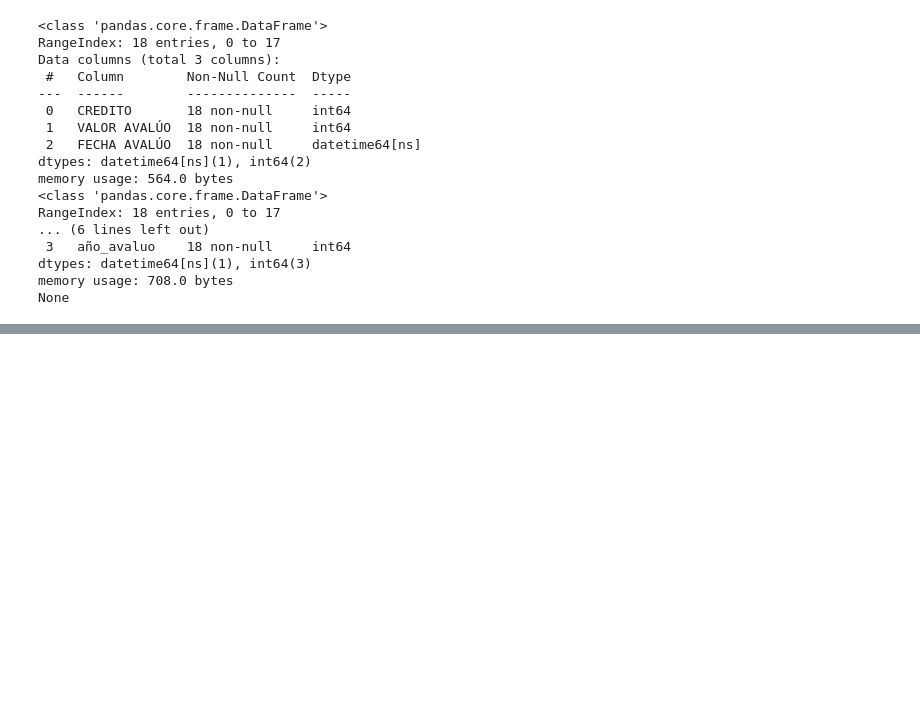
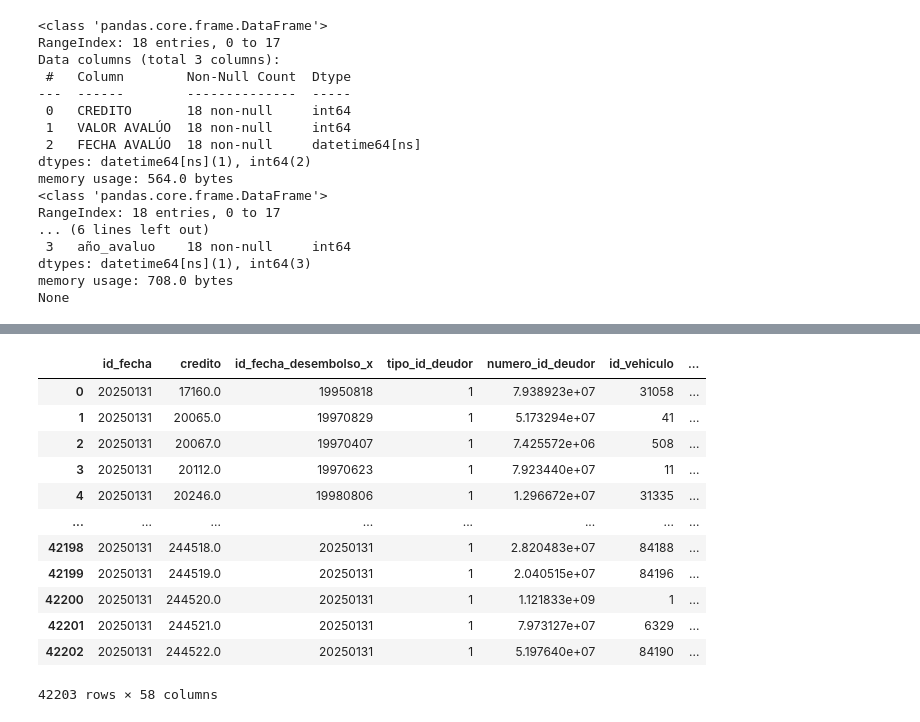
Before and after one commit to crisfelpaFZ/LTV, a Jupyter notebook: LTV 2025/LTV.ipynb, the cells around one changed output, grey strips where cells are left out. Drawn from its saved outputs; the diff is of its cells as text; code cells hidden in the pictures; blank space fills up the shorter version.

```diff
--- a/LTV 2025/LTV.ipynb
+++ b/LTV 2025/LTV.ipynb
@@ -521,0 +533,11 @@ sacar marca, descripción, modelo_vehiculo de la fact_cartera_mes
+# %%
+## Combinacion de los df creados
+# Realizamos el primer merge entre 'hipotecario' y 'car_chas' basado en la columna 'credito'
+df_combined = pd.merge(df_merged, car_chas, on='credito', how='left')
+
+# Luego realizamos un segundo merge entre 'df_combined' y 'df_merged' basado en la columna 'credito'
+df_combined2 = pd.merge(df_combined, hipotecario, left_on='credito', right_on='CREDITO' ,how='left')
+
+df_combined2_unique = df_combined2.drop_duplicates(subset=['credito'], keep='first')
+
+print(df_combined2_unique.info())
@@ -521,0 +681,19 @@ sacar marca, descripción, modelo_vehiculo de la fact_cartera_mes
+# %%
+# cobertura_garantia
+# Realizamos el cálculo del LTV
+df_final["cobertura_garantia"] = np.where(
+
+    df_final["valor_garantia_final"] <= 1,
+    np.nan,
+    df_final["valor_garantia_final"] / df_final["saldo_capital"]
+)
+
+# Redondeamos el valor de LTV a 9 decimales
+# Redondeamos el valor de LTV a 9 decimales
+df_final["LTV"] = df_final["LTV"].round(9)
+
+# Reemplazar inf por NaN
+df_final["LTV"].replace([np.inf, -np.inf], None, inplace=True)
+
+# Cambiar el punto por la coma para visualización
+df_final["LTV"] = df_final["LTV"].apply(lambda x: str(x).replace('.', ',') if pd.notna(x) else x)
@@ -521,0 +707,28 @@ sacar marca, descripción, modelo_vehiculo de la fact_cartera_mes
+# %%
+df_final['codigo_oficial'] = df_final['codigo_oficial'].astype(int)
+df_final_Cod = pd.merge(df_final, cod_oficial,  left_on="codigo_oficial", right_on="Codigo", how='left')
+
+# Renombrar la columna 'Categoria' a 'libre_inversion_o_vehicular'
+df_final_Cod['libre_inversion_o_vehicular'] = df_final_Cod['Categoria']
+
+# Eliminar la columna original 'Categoria' si ya no la necesitas
+df_final_Cod.drop(columns=['Categoria'], inplace=True)
+
+
+df_final_Cod["es_vehiculo"] = np.where(df_final_Cod["libre_inversion_o_vehicular"] != 'Vehicular', "no", "si")
+
+df_final_Cod
+# %% [output]
+|  | id_fecha | credito | id_fecha_desembolso_x | tipo_id_deudor | numero_id_deudor | id_vehiculo | ... |
+| 0 | 20250131 | 17160.0 | 19950818 | 1 | 7.938923e+07 | 31058 | ... |
+| 1 | 20250131 | 20065.0 | 19970829 | 1 | 5.173294e+07 | 41 | ... |
+| 2 | 20250131 | 20067.0 | 19970407 | 1 | 7.425572e+06 | 508 | ... |
+| 3 | 20250131 | 20112.0 | 19970623 | 1 | 7.923440e+07 | 11 | ... |
+| 4 | 20250131 | 20246.0 | 19980806 | 1 | 1.296672e+07 | 31335 | ... |
+| ... | ... | ... | ... | ... | ... | ... | ... |
+| 42198 | 20250131 | 244518.0 | 20250131 | 1 | 2.820483e+07 | 84188 | ... |
+| 42199 | 20250131 | 244519.0 | 20250131 | 1 | 2.040515e+07 | 84196 | ... |
+| 42200 | 20250131 | 244520.0 | 20250131 | 1 | 1.121833e+09 | 1 | ... |
+| 42201 | 20250131 | 244521.0 | 20250131 | 1 | 7.973127e+07 | 6329 | ... |
+| 42202 | 20250131 | 244522.0 | 20250131 | 1 | 5.197640e+07 | 84190 | ... |
+42203 rows × 58 columns
```
Also changed, not shown: parts of 26 cells of this notebook, 2 other files.
